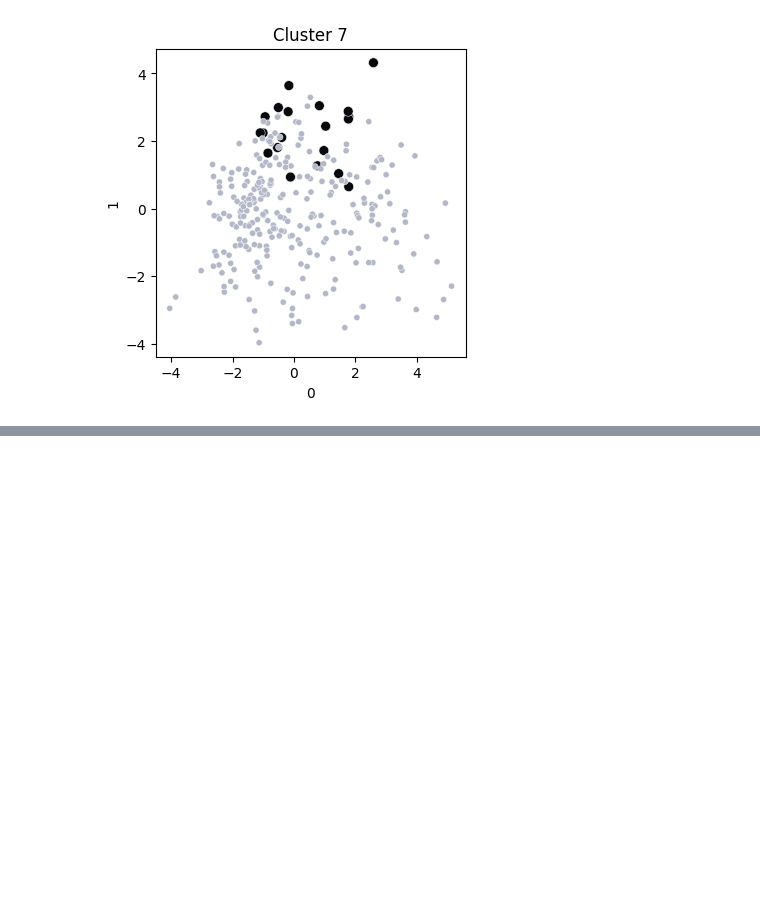
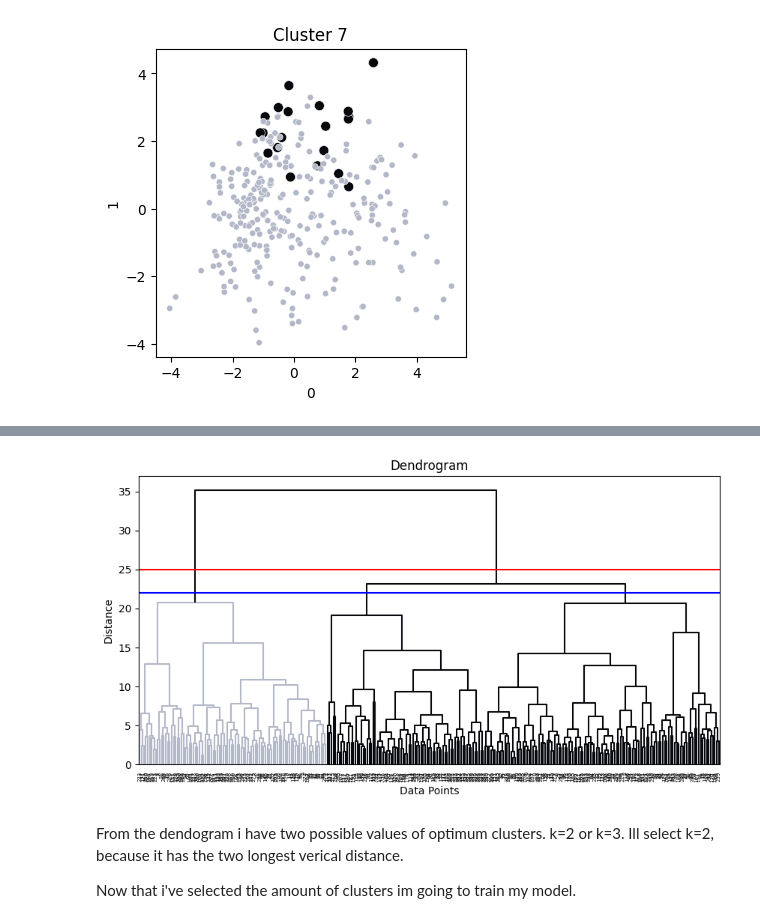
Before and after one commit to bautidea/kaggle_competitions, a Jupyter notebook: spotify_clustering/notebook_resolucion.ipynb, the cells around one changed output, grey strips where cells are left out. Cells and saved outputs as stored; diff of their text form; code cells hidden in the pictures; blank space fills up the shorter version.

```diff
--- a/spotify_clustering/notebook_resolucion.ipynb
+++ b/spotify_clustering/notebook_resolucion.ipynb
@@ -662,0 +712,16 @@ distances, indices = neighbors_fit.kneighbors(X_sc)
+# %%
+Z = linkage(X_sc, method='ward', metric='euclidean')
+plt.figure(figsize=(10, 5))
+dendrogram(Z)
+plt.title('Dendrogram')
+plt.axhline(y = 25, color = 'r', linestyle = '-')
+plt.axhline(y = 22, color = 'b', linestyle = '-')
+plt.xlabel('Data Points')
+plt.ylabel('Distance')
+plt.show()
+# %% [output]
+[figure, added]
+# %% [markdown]
+From the dendogram i have two possible values of optimum clusters. k=2 or k=3. Ill select k=2, because it has the two longest verical distance.
+
+Now that i've selected the amount of clusters im going to train my model.
```
Also changed, not shown: parts of 25 cells of this notebook.
